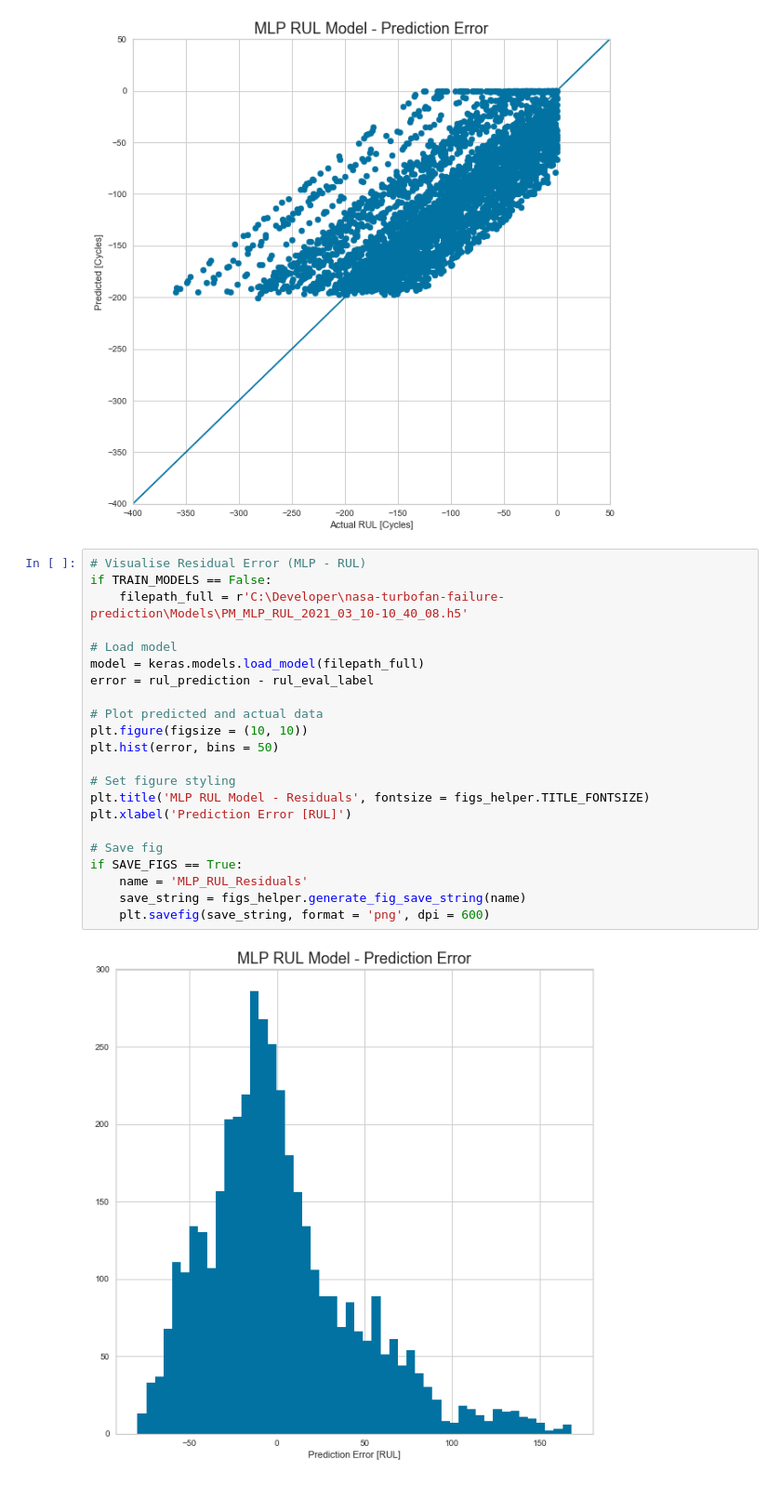
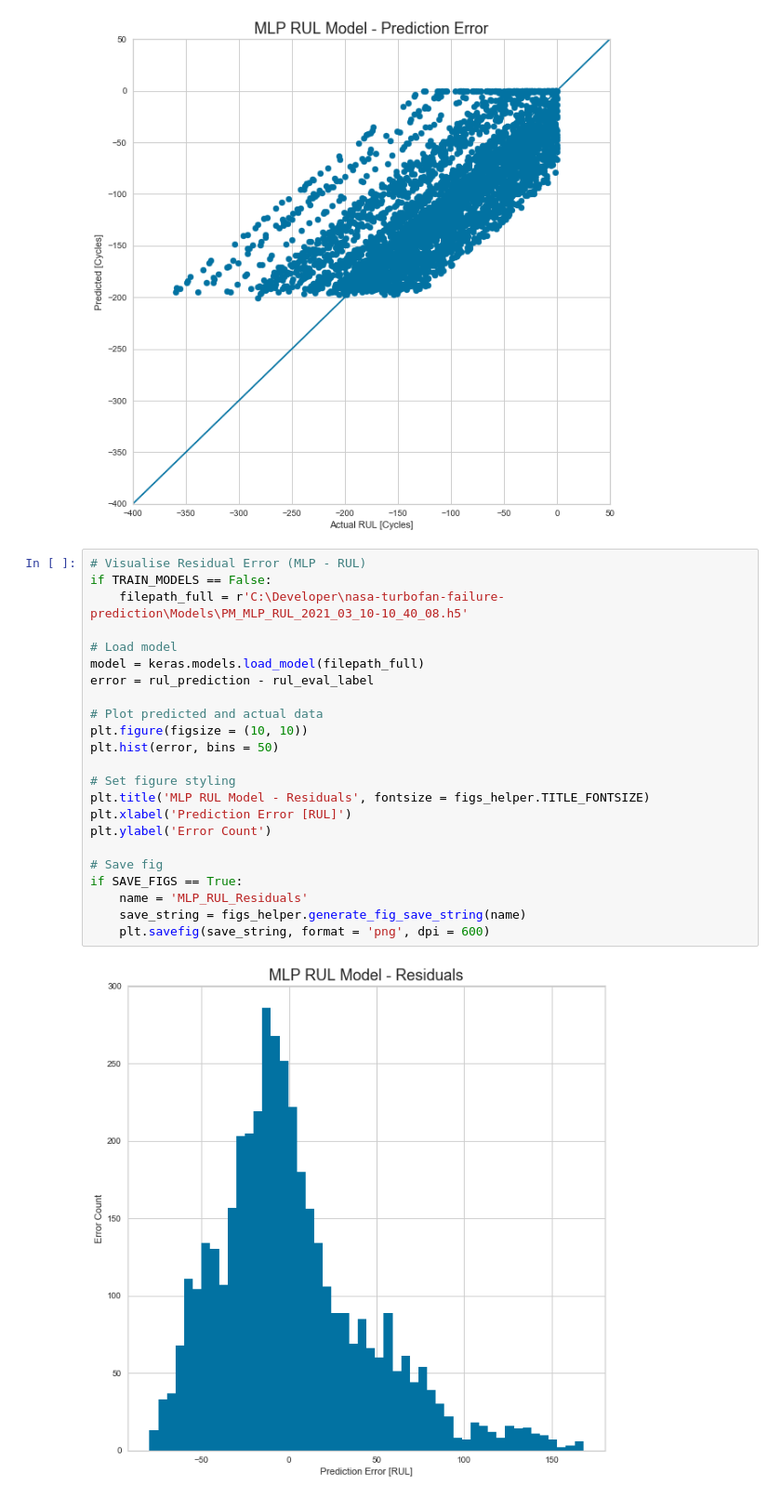
Before and after one commit to CloudforestTechnologies/nasa-turbofan-failure-prediction, a Jupyter notebook: Notebooks/3.0-pm-nasa-turbofan-rul-nn.ipynb, the cells around one changed output. Shown at 93% size. Cells and saved outputs as stored; diff of their text form.

```diff
--- a/Notebooks/3.0-pm-nasa-turbofan-rul-nn.ipynb
+++ b/Notebooks/3.0-pm-nasa-turbofan-rul-nn.ipynb
@@ -181,24 +184,25 @@ if SAVE_FIGS == True:
 # %%
 # Visualise Residual Error (MLP - RUL)
 if TRAIN_MODELS == False:
     filepath_full = r'C:\Developer\nasa-turbofan-failure-prediction\Models\PM_MLP_RUL_2021_03_10-10_40_08.h5'
 
 # Load model
 model = keras.models.load_model(filepath_full)
 error = rul_prediction - rul_eval_label
 
 # Plot predicted and actual data
 plt.figure(figsize = (10, 10))
 plt.hist(error, bins = 50)
 
 # Set figure styling
 plt.title('MLP RUL Model - Residuals', fontsize = figs_helper.TITLE_FONTSIZE)
 plt.xlabel('Prediction Error [RUL]')
+plt.ylabel('Error Count')
 
 # Save fig
 if SAVE_FIGS == True:
     name = 'MLP_RUL_Residuals'
     save_string = figs_helper.generate_fig_save_string(name)
     plt.savefig(save_string, format = 'png', dpi = 600)
 # %% [output]
-[figure, old version]
+[figure, new version]
```
Also changed, not shown: parts of 2 cells of this notebook, 1 other file.
